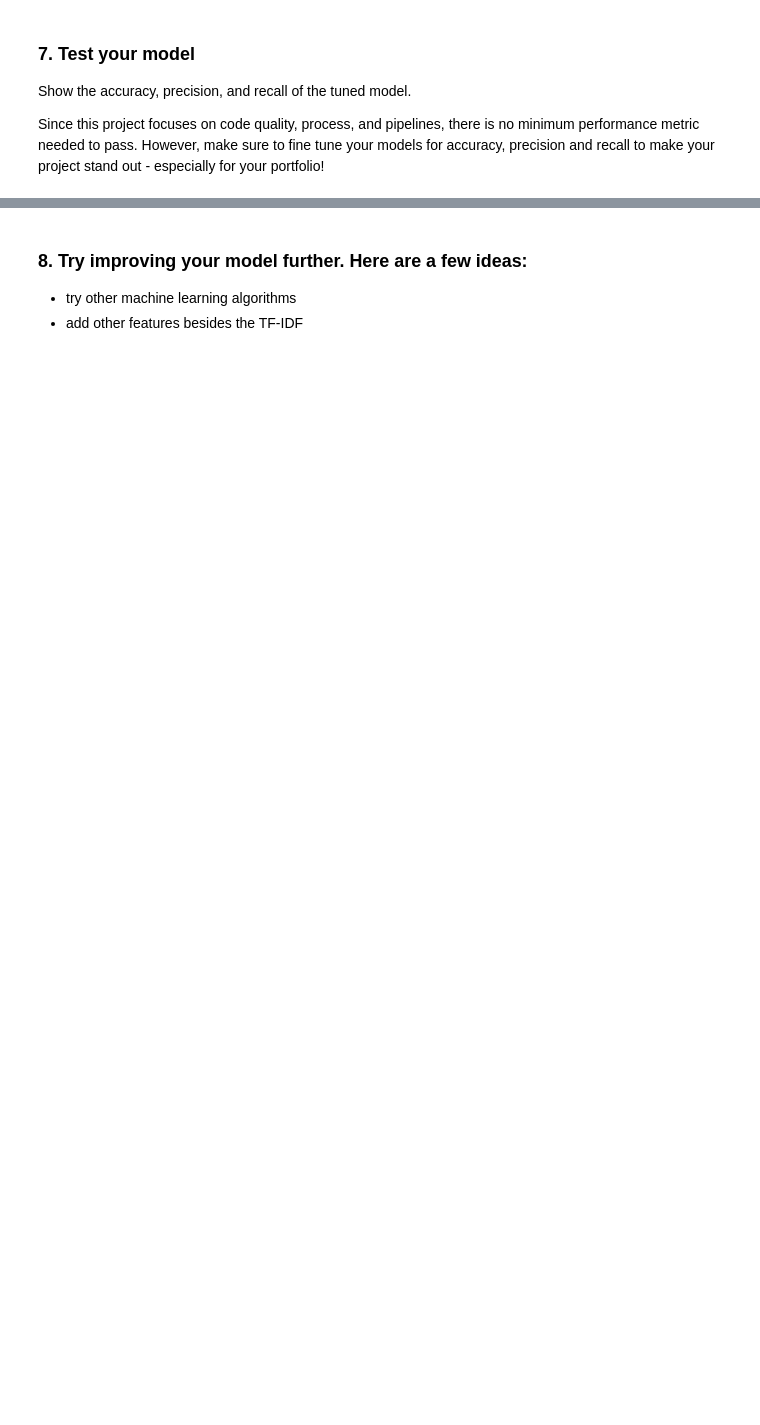
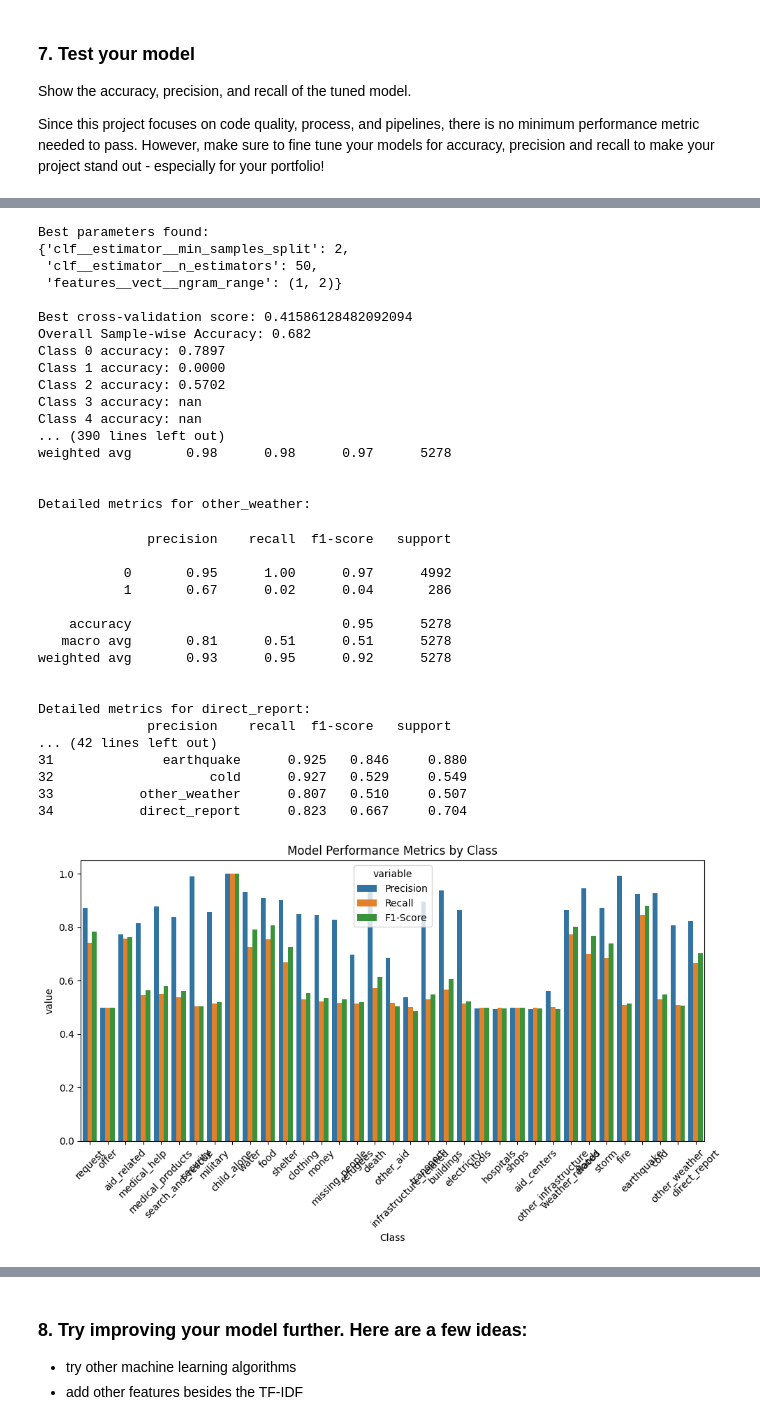
Before and after one commit to EmmanuelEzenwere/ERpager, a Jupyter notebook: workspace/ML Pipeline Preparation.ipynb, the cells around one changed output, grey strips where cells are left out. Drawn from its saved outputs; the diff is of its cells as text; code cells hidden in the pictures; blank space fills up the shorter version.

```diff
--- a/workspace/ML Pipeline Preparation.ipynb
+++ b/workspace/ML Pipeline Preparation.ipynb
@@ -178,7 +203,0 @@ text tokens: ['8', 'northeast', 'gale', 'storm', 'signal', 'issued', '5', '55pm'
-# %%
-text = 'What can I do?'
-tokens = tokenize(text)
-print(tokens)
-for token in word_tokenize(text.lower()):
-    print(WordNetLemmatizer().lemmatize(token))
-    print(f'{token}, {token in set(stopwords.words("english"))}')
@@ -417,15 +575,16 @@ class StartingVerbExtractor(BaseEstimator, TransformerMixin):
 
         return df
 # %%
-def create_model_pipeline():
+def build_model():
     """
-    Constructs an ML pipeline using FeatureUnion to add a new binary feature.
-    The feature checks if the first word in each text is a verb (1 if a verb, 0 otherwise),
-    and combines this feature with the text data processed through a TF-IDF transformer pipeline.
-    The combined feature matrix is used to train the model to enhance its performance.
+    Constructs an ML pipeline for processing text data using a CountVectorizer and
+    TF-IDF transformer, followed by a multi-output classifier with Random Forest.
+
+    The pipeline is designed for multi-label classification and uses GridSearchCV
+    to fine-tune hyperparameters, such as n-gram range and Random Forest parameters.
 
     Returns:
-        model (Pipeline): A scikit-learn pipeline object for training and evaluation,
+        model (GridSearchCV): A grid search object for training and evaluation,
         which includes feature extraction, transformation, and a classifier.
     """
 
@@ -434,19 +593,15 @@ def create_model_pipeline():
         ("tfidf", TfidfTransformer())
     ])
 
-    features = FeatureUnion([
-        ("text_pipeline",text_pipeline),
-        ("starting_verb", StartingVerbExtractor())
-    ])
 
     model = Pipeline([
-        ("features", features),
+        ("features", text_pipeline),
         ("clf", MultiOutputClassifier(RandomForestClassifier()))
 ])
 
     # specify parameters for grid search
     parameters = {
-        'features__text_pipeline__vect__ngram_range': ((1, 1), (1, 2)),
+        'features__vect__ngram_range': ((1, 1), (1, 2)),
         'clf__estimator__n_estimators': [10, 25, 50],
         'clf__estimator__min_samples_split': [2, 3, 4]
     }
@@ -455,3 +610,6 @@ def create_model_pipeline():
     cv = GridSearchCV(estimator=model, param_grid=parameters, verbose=2, cv=3, error_score='raise')
 
     return cv
+
+
+# pprint(new_model.get_params().keys())
@@ -474,7 +687,4 @@ X2 Type:  <class 'numpy.ndarray'>
 # %%
-new_model = create_model_pipeline()
+new_model = build_model()
 new_model.fit(X_train, y_train)
-
-# print("Best parameters found: ", new_model.best_params_)
-# print(new_model)
 # %% [output]
@@ -878,0 +726,39 @@ Accuracy:  0.94879689276241
+# %%
+y_pred, metrics_df = evaluate_model(new_model, X_test, y_test, classes)
+display(metrics_df)
+# %% [output]
+Best parameters found:
+{'clf__estimator__min_samples_split': 2,
+ 'clf__estimator__n_estimators': 50,
+ 'features__vect__ngram_range': (1, 2)}
+
+Best cross-validation score: 0.41586128482092094
+Overall Sample-wise Accuracy: 0.682
+Class 0 accuracy: 0.7897
+Class 1 accuracy: 0.0000
+Class 2 accuracy: 0.5702
+Class 3 accuracy: nan
+Class 4 accuracy: nan
+... (390 lines left out)
+weighted avg       0.98      0.98      0.97      5278
+
+
+Detailed metrics for other_weather:
+              precision    recall  f1-score   support
+
+           0       0.95      1.00      0.97      4992
+           1       0.67      0.02      0.04       286
+
+    accuracy                           0.95      5278
+   macro avg       0.81      0.51      0.51      5278
+weighted avg       0.93      0.95      0.92      5278
+
+
+Detailed metrics for direct_report:
+              precision    recall  f1-score   support
+... (42 lines left out)
+31              earthquake      0.925   0.846     0.880
+32                    cold      0.927   0.529     0.549
+33           other_weather      0.807   0.510     0.507
+34           direct_report      0.823   0.667     0.704
+[figure, added]
```
Also changed, not shown: parts of 38 cells of this notebook, 2 other files.
